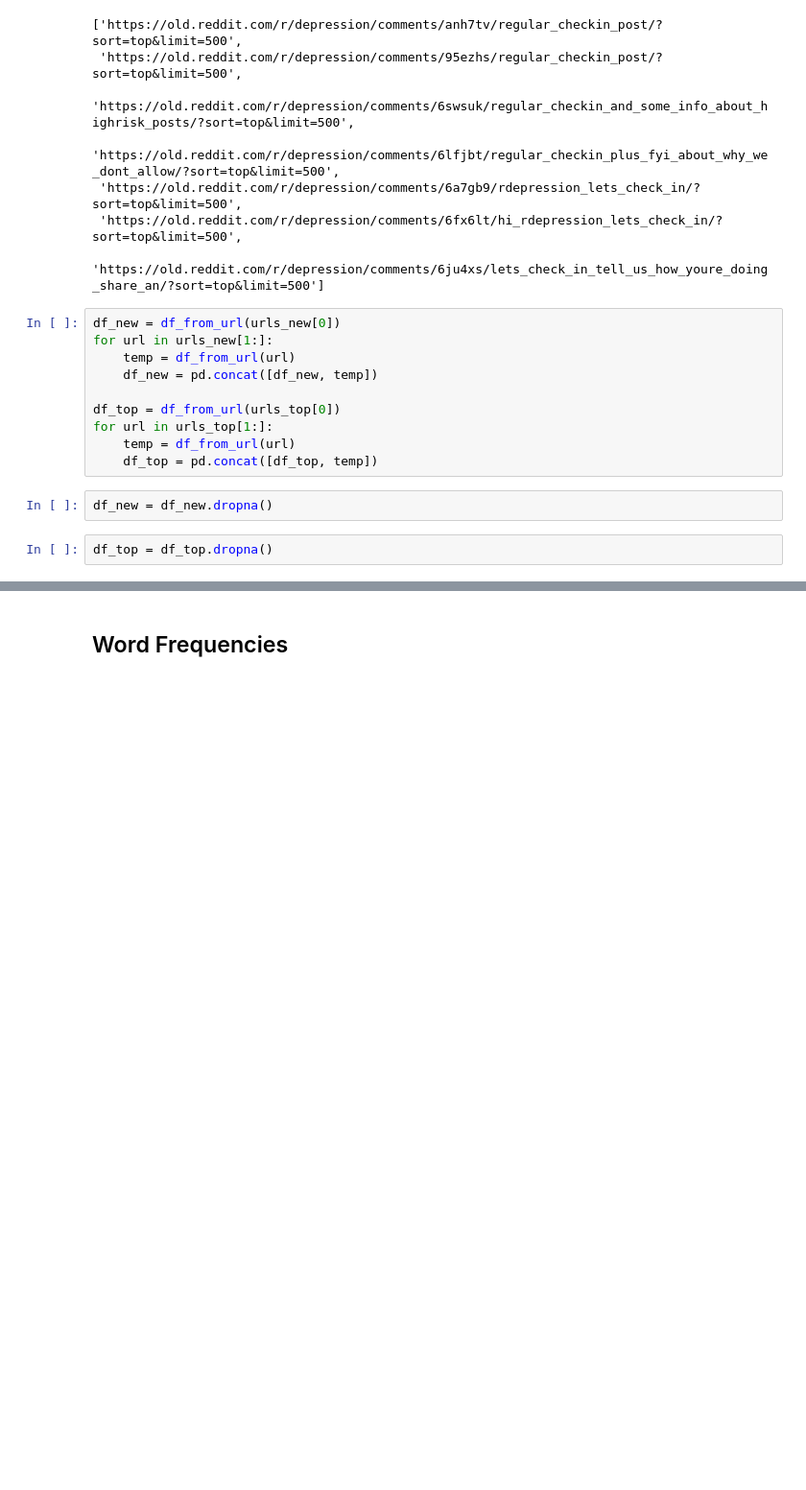
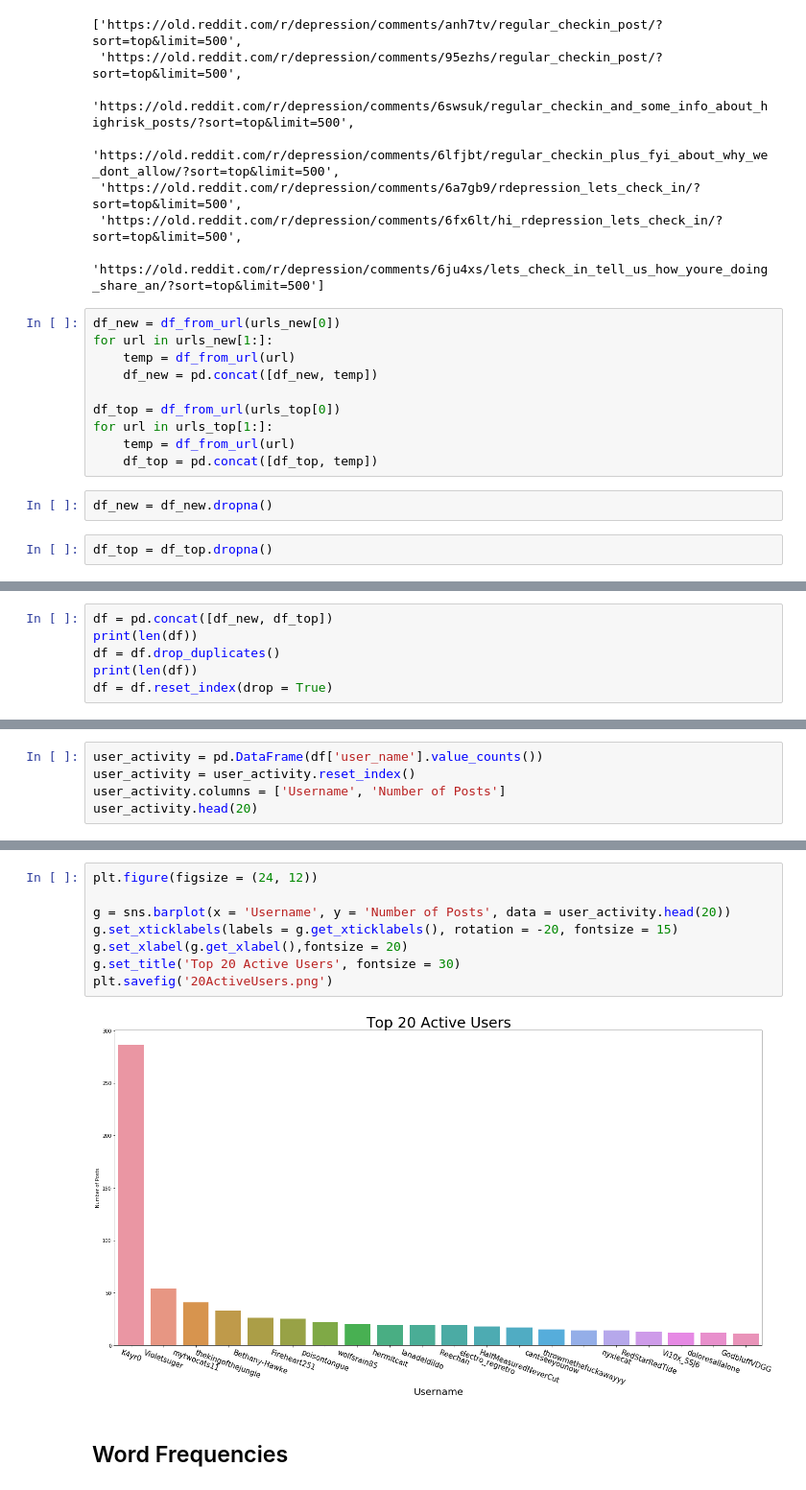
Before and after one commit to andy-alba/Analyzing-Mental-Health-in-America, a Jupyter notebook: AndyA_Analysis.ipynb, the cells around one changed output, grey strips where cells are left out. Shown at 96% size. Saved outputs shown, nothing was run; the diff lists cells and outputs as text; blank space fills up the shorter version.

```diff
--- a/AndyA_Analysis.ipynb
+++ b/AndyA_Analysis.ipynb
@@ -590,3 +590,9 @@ df_new[df_new['user_name'] == 'K4yr0'][:10]
 | 101 | Waking up in the morning thinking... | 2 | 4 | 2019-05-05T07:06:57+00:00 | K4yr0 | https://old.reddit.com/user/K4yr0 |
 | 110 | With social anxiety it's like you... | 3 | 5 | 2019-05-04T18:55:51+00:00 | K4yr0 | https://old.reddit.com/user/K4yr0 |
 | 126 | Parents dragging me to stuff and ... | 1 | 3 | 2019-05-03T22:59:49+00:00 | K4yr0 | https://old.reddit.com/user/K4yr0 |
+# %%
+df = pd.concat([df_new, df_top])
+print(len(df))
+df = df.drop_duplicates()
+print(len(df))
+df = df.reset_index(drop = True)
@@ -592,0 +602,5 @@ df_new[df_new['user_name'] == 'K4yr0'][:10]
+# %%
+user_activity = pd.DataFrame(df['user_name'].value_counts())
+user_activity = user_activity.reset_index()
+user_activity.columns = ['Username', 'Number of Posts']
+user_activity.head(20)
@@ -593,3 +625,13 @@ df_new[df_new['user_name'] == 'K4yr0'][:10]
+# %%
+plt.figure(figsize = (24, 12))
+
+g = sns.barplot(x = 'Username', y = 'Number of Posts', data = user_activity.head(20))
+g.set_xticklabels(labels = g.get_xticklabels(), rotation = -20, fontsize = 15)
+g.set_xlabel(g.get_xlabel(),fontsize = 20)
+g.set_title('Top 20 Active Users', fontsize = 30)
+plt.savefig('20ActiveUsers.png')
+# %% [output]
+[figure, added]
 # %% [markdown]
 ## Word Frequencies
 # %%
```
Also changed, not shown: parts of 13 cells of this notebook, 1 other file.
